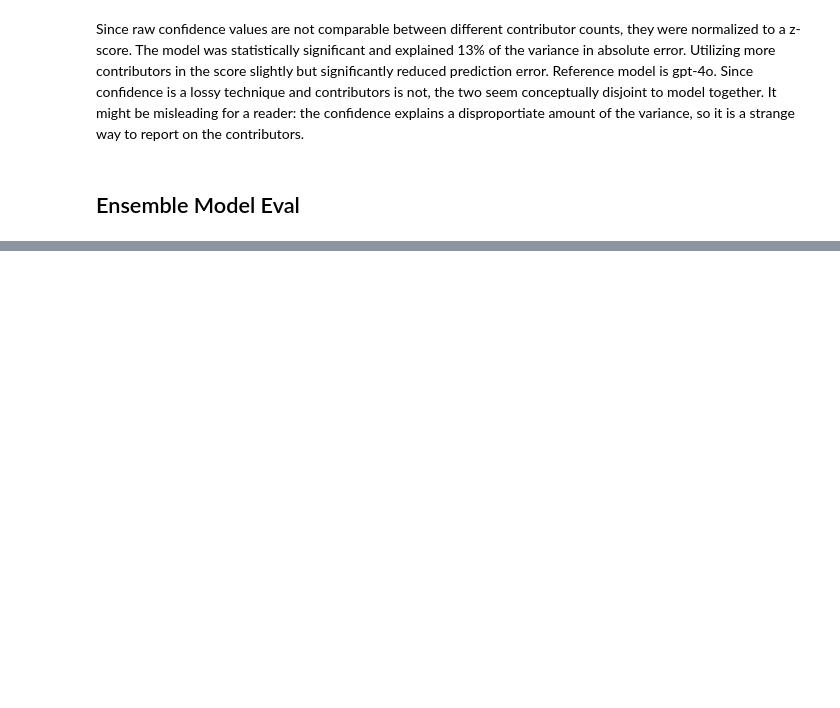
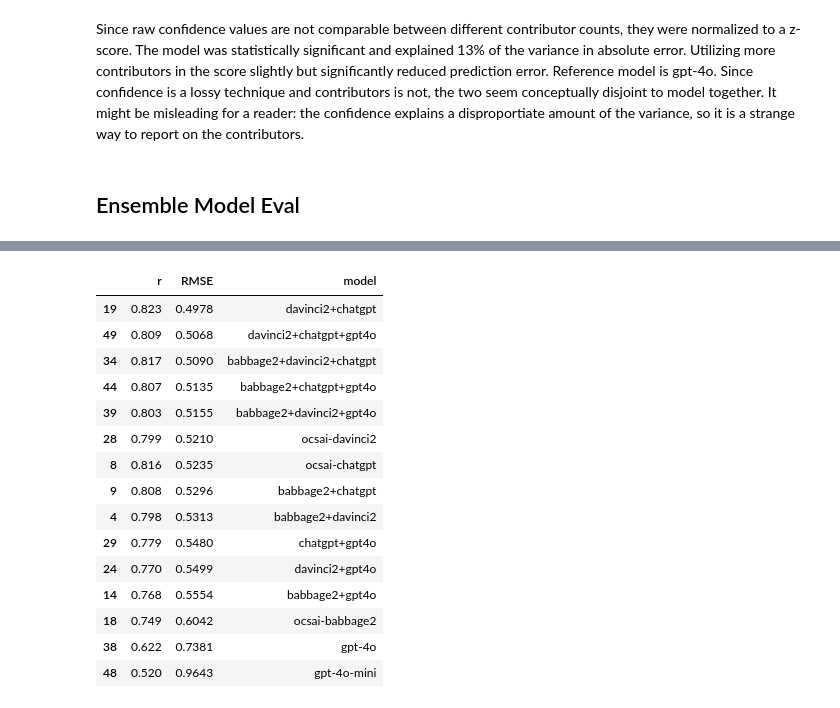
Before and after one commit to massivetexts/ocsai, a Jupyter notebook: notebooks/evaluation/LogProbsOcsai1.ipynb, the cells around one changed output, grey strips where cells are left out. Drawn from its saved outputs; the diff is of its cells as text; code cells hidden in the pictures; blank space fills up the shorter version.

```diff
--- a/notebooks/evaluation/LogProbsOcsai1.ipynb
+++ b/notebooks/evaluation/LogProbsOcsai1.ipynb
@@ -474,42 +477,6 @@ Five contributor performance (baseline vs dropping bottom 20%):
 |  | True | 0.846 | 0.4848 | 2424.0 |
 | ocsai-davinci2 | False | 0.799 | 0.5210 | 3030.0 |
 |  | True | 0.838 | 0.4821 | 2424.0 |
-# %%
-# OLD code - was not good communication.
-# split data into x bins based on confidence_1 column, then seen the correlation between score_1 and target at each bin
-n_bins = 10
-top_probs = 5
-model = 'ocsai-chatgpt'
-for i in range(1, top_probs+1):
-    subset = long[(long.contributors == i) & (long['run'] == model)].dropna().copy()
-    print(f"Score {i} correlation with confidence bins")
-    confidence_bin = pd.qcut(subset['confidence'], n_bins)
-    df = subset.groupby(confidence_bin, observed=False).apply(evaluate)
-    display(df)
-
-    # Plot bins
-    df['bin'] = range(1, len(df)+1)
-    ax = df.plot(x='bin', y='RMSE', kind='bar')
-    # second axis is too confusing
-    #df.plot(x='bin', y='r', ax=ax, color='red', secondary_y=True)
-    ax.set_title(f"Score {i} correlation with confidence bins")
-
-    # consider performance when dropping responses below a threshold
-    rows = []
-    tenth, ninetieth = subset.confidence.quantile([0.1, 0.9]).tolist()
-    thresholds = np.linspace(tenth, ninetieth, 50)
-    for threshold in thresholds:
-        filtered_subset = subset[subset['confidence'] >= threshold]
-        if len(filtered_subset) <= 100:
-            row = {'r': None, 'RMSE': None, 'n': len(filtered_subset), 'threshold': threshold}
-            continue
-        row = evaluate(filtered_subset)
-        row['threshold'] = threshold
-        rows.append(row)
-    df = pd.DataFrame(rows)
-    ax = df.plot(x='threshold', y='RMSE', color='blue', kind='line')
-    # df.plot(x='threshold', y='n', ax=ax, secondary_y=True, color='red', alpha=0.5, kind='line')
-    ax.set_title(f"Performance when dropping responses below threshold")
 # %% [markdown]
 Ordinary Least Squares - first just for confidence, without including contributors.
 # %%
@@ -591,0 +664,21 @@ ensemble.groupby('contributors').apply(evaluate)
+# %%
+single_models = results.query('contributors == 5').query('filtered == False').drop(columns=['filtered'])[ensemble_results.columns]
+x = ensemble_results.query('contributors == 5').rename(columns={'ensemble': 'R'})
+pd.concat([single_models, x]).drop(columns=['contributors', 'n']).sort_values(['RMSE'])
+# %% [output]
+|  | r | RMSE | model |
+| 19 | 0.823 | 0.4978 | davinci2+chatgpt |
+| 49 | 0.809 | 0.5068 | davinci2+chatgpt+gpt4o |
+| 34 | 0.817 | 0.5090 | babbage2+davinci2+chatgpt |
+| 44 | 0.807 | 0.5135 | babbage2+chatgpt+gpt4o |
+| 39 | 0.803 | 0.5155 | babbage2+davinci2+gpt4o |
+| 28 | 0.799 | 0.5210 | ocsai-davinci2 |
+| 8 | 0.816 | 0.5235 | ocsai-chatgpt |
+| 9 | 0.808 | 0.5296 | babbage2+chatgpt |
+| 4 | 0.798 | 0.5313 | babbage2+davinci2 |
+| 29 | 0.779 | 0.5480 | chatgpt+gpt4o |
+| 24 | 0.770 | 0.5499 | davinci2+gpt4o |
+| 14 | 0.768 | 0.5554 | babbage2+gpt4o |
+| 18 | 0.749 | 0.6042 | ocsai-babbage2 |
+| 38 | 0.622 | 0.7381 | gpt-4o |
+| 48 | 0.520 | 0.9643 | gpt-4o-mini |
```
Also changed, not shown: parts of 12 cells of this notebook, 1 other file.
